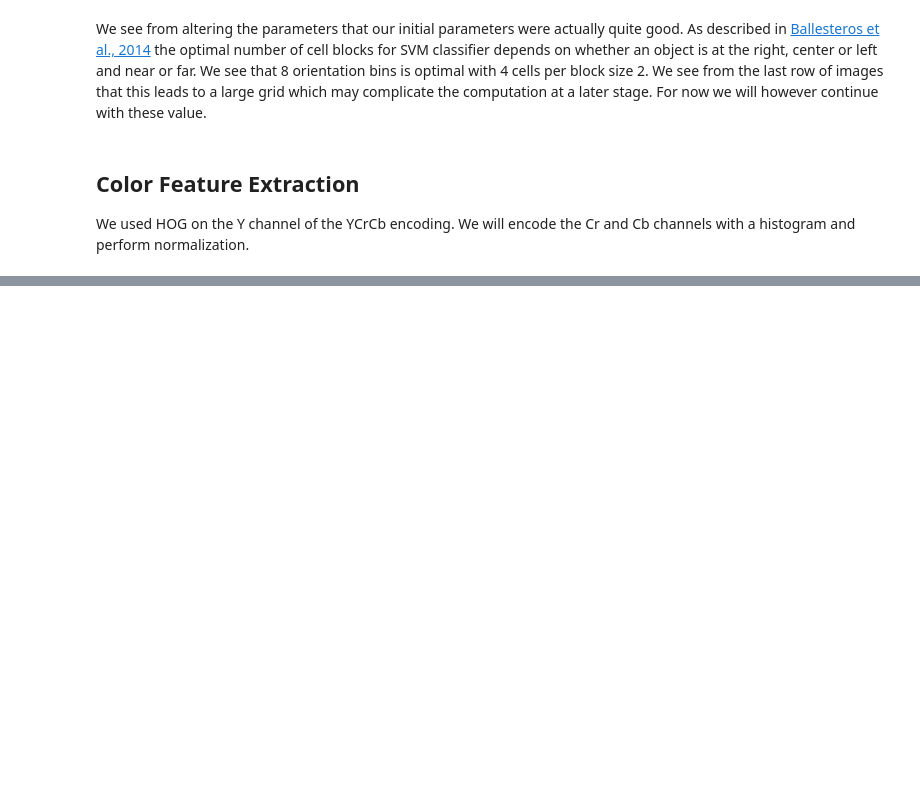
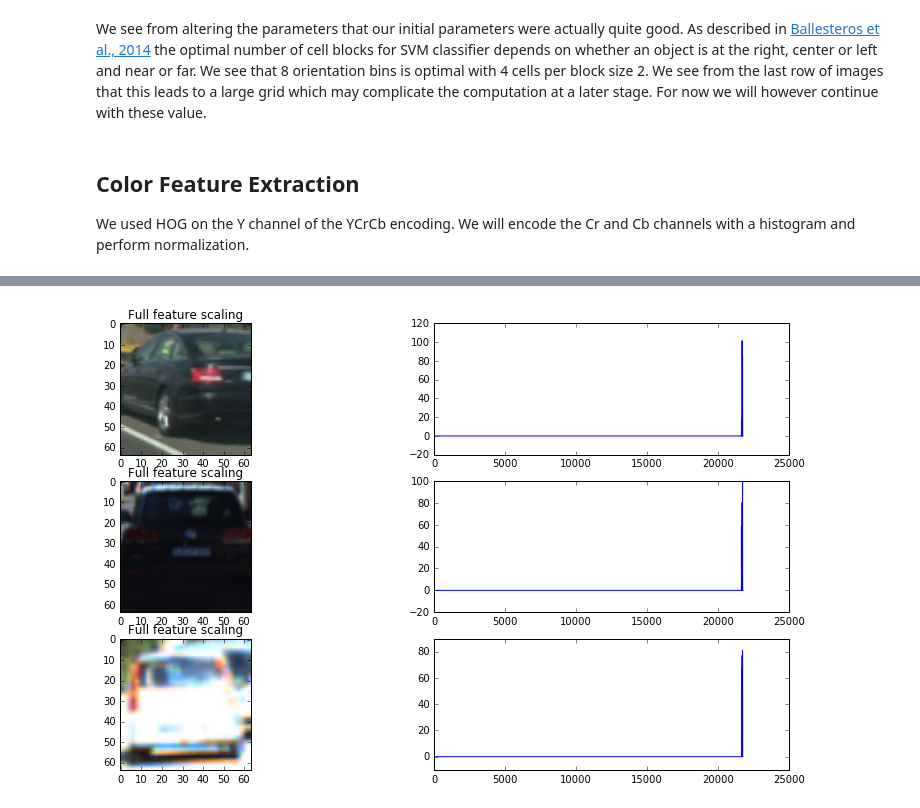
Before and after one commit to abossenbroek/CarND-Vehicle-Detection, a Jupyter notebook: Vehicle_Detection.ipynb, the cells around one changed output, grey strips where cells are left out. Drawn from its saved outputs; the diff is of its cells as text; code cells hidden in the pictures; blank space fills up the shorter version.

```diff
--- a/Vehicle_Detection.ipynb
+++ b/Vehicle_Detection.ipynb
@@ -122,0 +148,22 @@ We see that we get interesting peaks in the histograms and that even standardize
+# %%
+import matplotlib.gridspec as gridspec
+
+def plot_features_norm_all(images):
+    fig = plt.figure(figsize=(14,8))
+    gs = gridspec.GridSpec(len(images),2)
+    for i, image_name in enumerate(images):
+        # Read the image and convert it to YCrCb color space
+        img = cv2.imread(image_name)
+        img_conv = cv2.cvtColor(img, cv2.COLOR_BGR2YCR_CB)
+        ax = plt.subplot(gs[i * 2])
+        ax.imshow(cv2.cvtColor(img, cv2.COLOR_BGR2RGB))
+        features = extract_features_norm_all(img_conv)
+        plt.title('Full feature scaling')
+        ax = plt.subplot(gs[i * 2 + 1])
+        ax.plot(features)
+
+    return None
+
+plot_features_norm_all(test_images)
+# %% [output]
+[figure, added]
```
Also changed, not shown: parts of 8 cells of this notebook.
